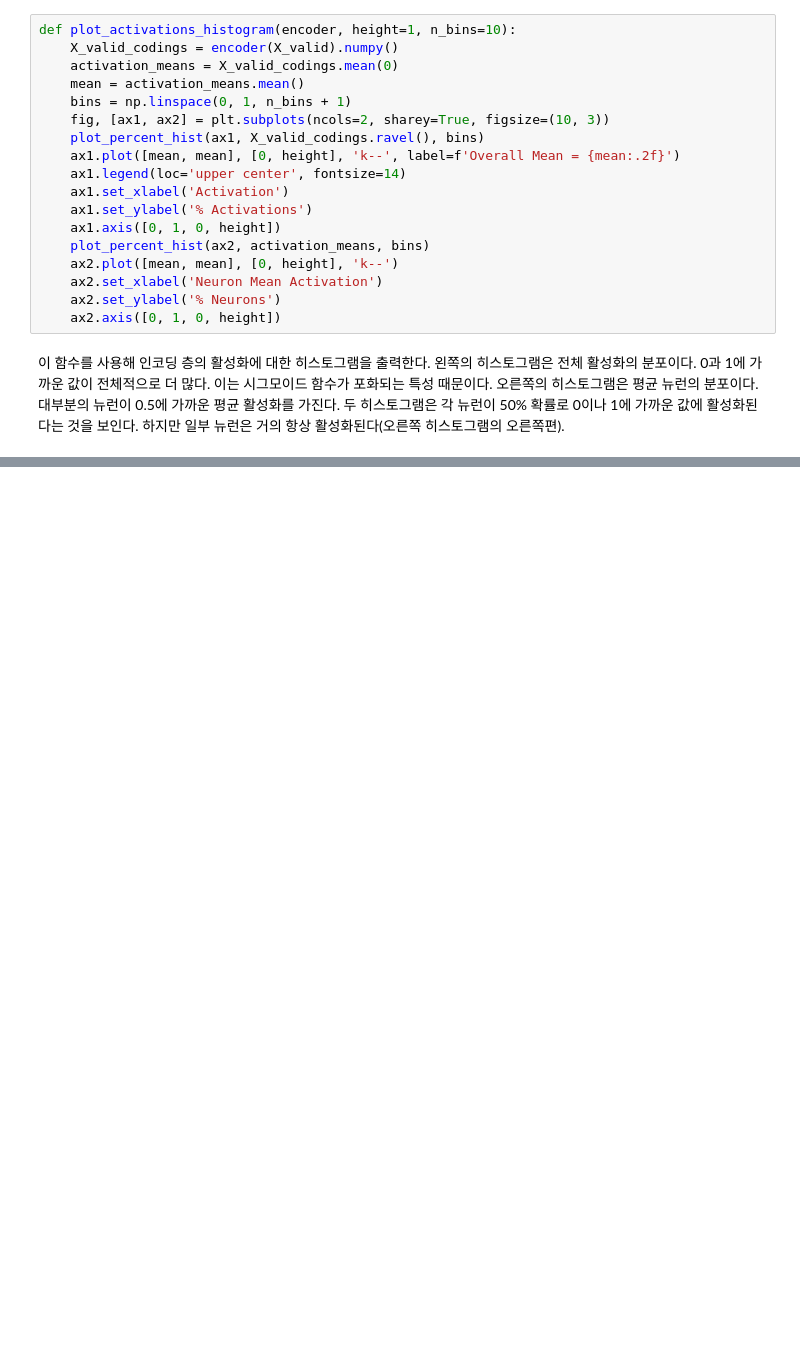
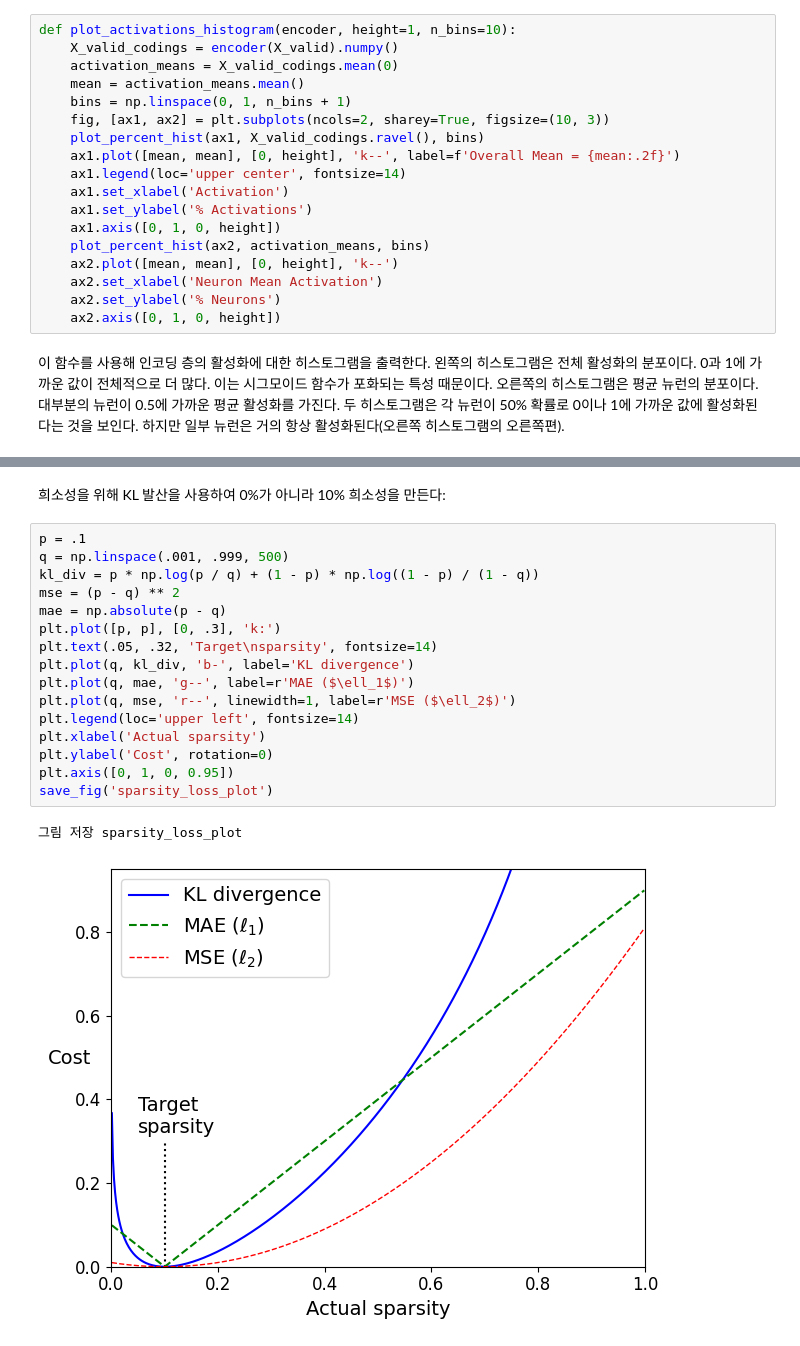
Before and after one commit to r0cd7b/autoencoders_and_gans, a Jupyter notebook: autoencoders_and_gans.ipynb, the cells around one changed output, grey strips where cells are left out. Saved outputs shown, nothing was run; the diff lists cells and outputs as text; blank space fills up the shorter version.

```diff
--- a/autoencoders_and_gans.ipynb
+++ b/autoencoders_and_gans.ipynb
@@ -592,0 +646,21 @@ plt.show()
+# %% [markdown]
+희소성을 위해 KL 발산을 사용하여 0%가 아니라 10% 희소성을 만든다:
+# %%
+p = .1
+q = np.linspace(.001, .999, 500)
+kl_div = p * np.log(p / q) + (1 - p) * np.log((1 - p) / (1 - q))
+mse = (p - q) ** 2
+mae = np.absolute(p - q)
+plt.plot([p, p], [0, .3], 'k:')
+plt.text(.05, .32, 'Target\nsparsity', fontsize=14)
+plt.plot(q, kl_div, 'b-', label='KL divergence')
+plt.plot(q, mae, 'g--', label=r'MAE ($\ell_1$)')
+plt.plot(q, mse, 'r--', linewidth=1, label=r'MSE ($\ell_2$)')
+plt.legend(loc='upper left', fontsize=14)
+plt.xlabel('Actual sparsity')
+plt.ylabel('Cost', rotation=0)
+plt.axis([0, 1, 0, 0.95])
+save_fig('sparsity_loss_plot')
+# %% [output]
+그림 저장 sparsity_loss_plot
+[figure, added]
```
Also changed, not shown: parts of 33 cells of this notebook, 6 other files.
